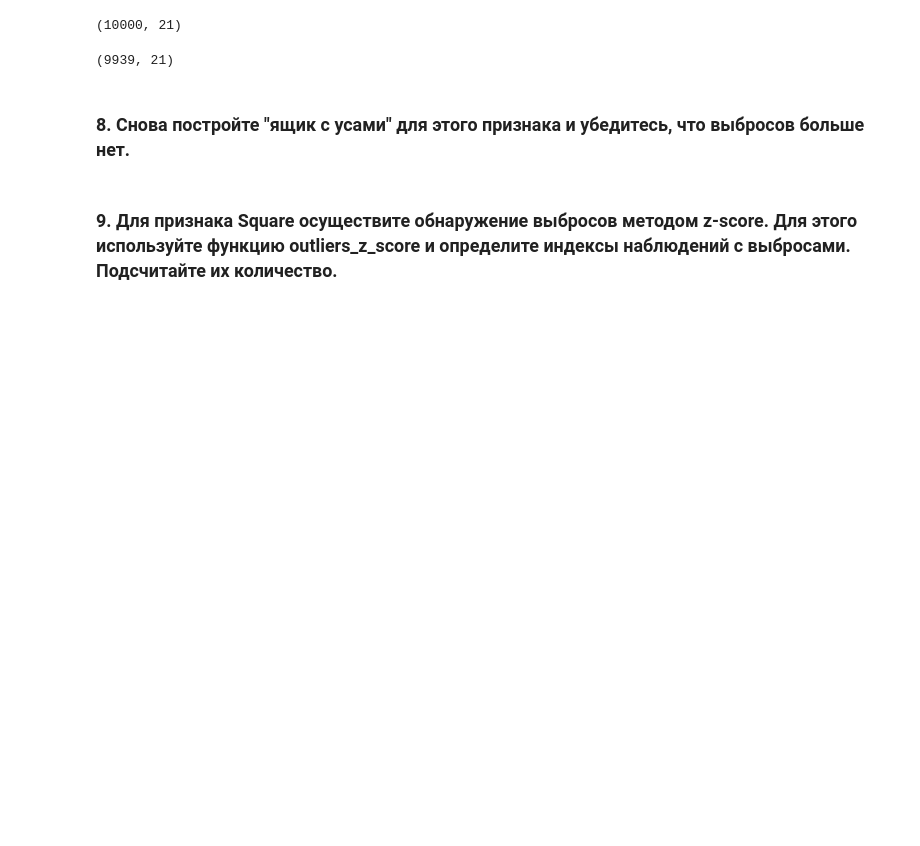
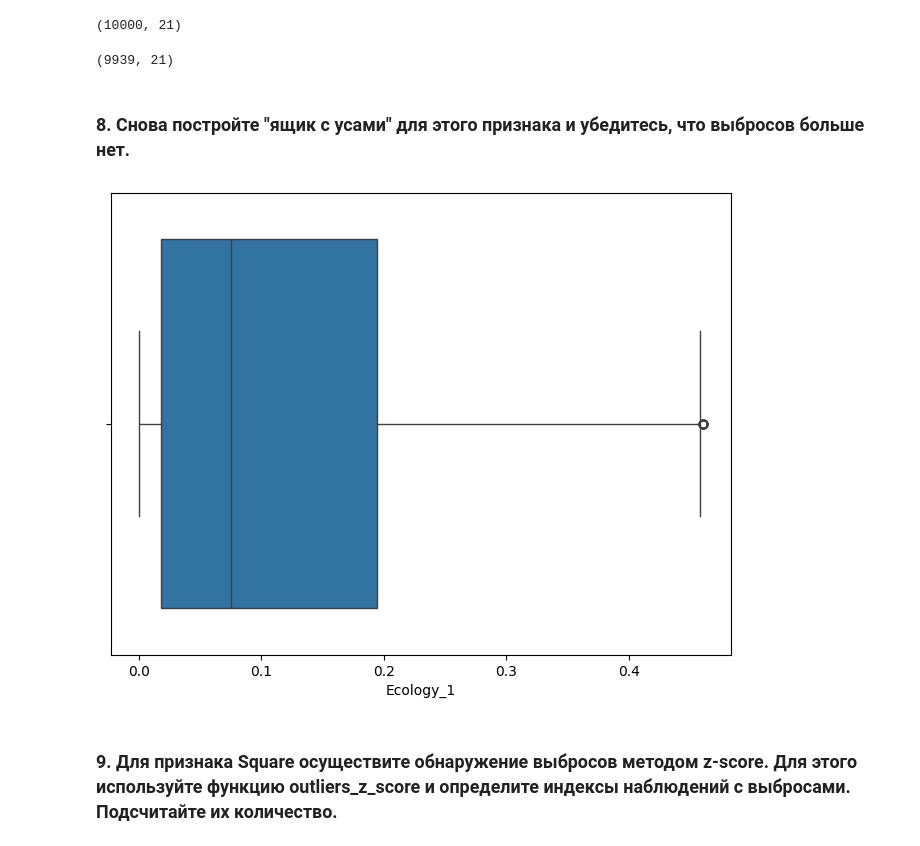
Before and after one commit to consciousnss/fa-machine-learning, a Jupyter notebook: outliers_11.ipynb, the cells around one changed output. Saved outputs shown, nothing was run; the diff lists cells and outputs as text; code cells hidden in the pictures; blank space fills up the shorter version.

```diff
--- a/outliers_11.ipynb
+++ b/outliers_11.ipynb
@@ -171,6 +173,14 @@ df1.shape
 (9939, 21)
 # %% [markdown]
 ### 8. Снова постройте "ящик с усами" для этого признака и убедитесь, что выбросов больше нет.
+# %%
+plt.figure(figsize=(8, 6))
+sns.boxplot(x=df1['Ecology_1'])
+
+plt.xlabel('Ecology_1')
+plt.show()
+# %% [output]
+[figure, added]
 # %% [markdown]
 ### 9. Для признака Square осуществите обнаружение выбросов методом **z-score**. Для этого используйте функцию outliers_z_score и определите индексы наблюдений с выбросами. Подсчитайте их количество.
 # %%
```
Also changed, not shown: parts of 5 cells of this notebook.
